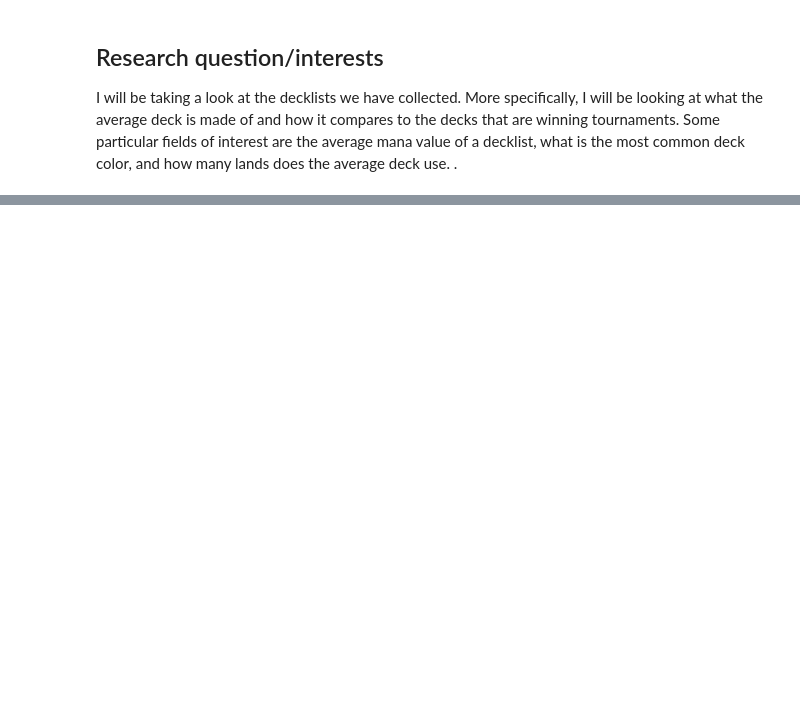
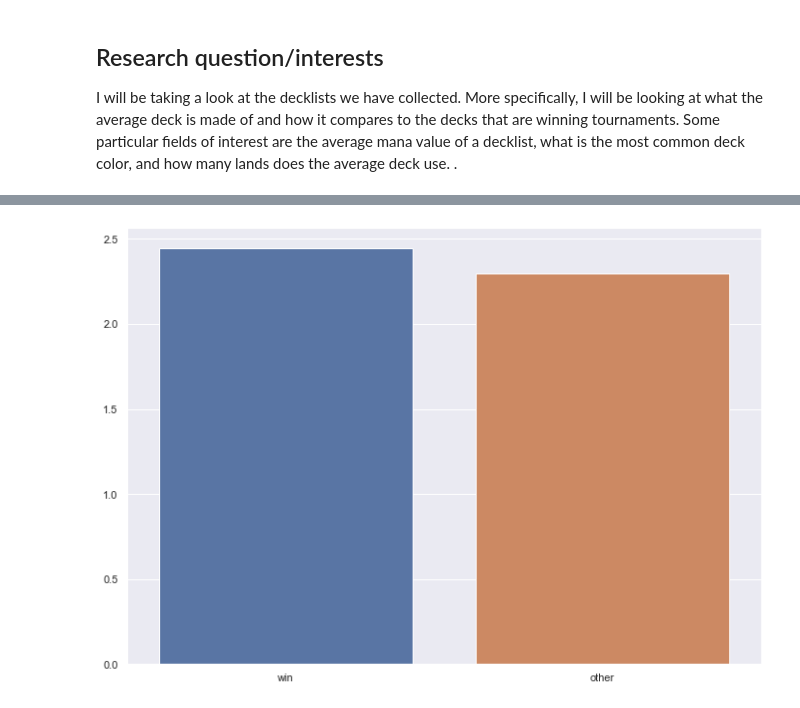
Before and after one commit to data301-2021-winter1/project-group69-project, a Jupyter notebook: notebooks/analysis1.ipynb, the cells around one changed output, grey strips where cells are left out. Cells and saved outputs as stored; diff of their text form; code cells hidden in the pictures; blank space fills up the shorter version.

```diff
--- a/notebooks/analysis1.ipynb
+++ b/notebooks/analysis1.ipynb
@@ -32,0 +68,8 @@ print(decklists)
+# %%
+lands = pd.DataFrame.from_dict({
+    "win": [winner_decklists['lands'].sum()/len(winner_decklists.index)],
+    "other": [other_decklists['lands'].sum()/len(other_decklists.index)]
+})
+plot = sns.barplot(data=lands)
+# %% [output]
+[figure, added]
```
Also changed, not shown: parts of 4 cells of this notebook, 1 other file.
